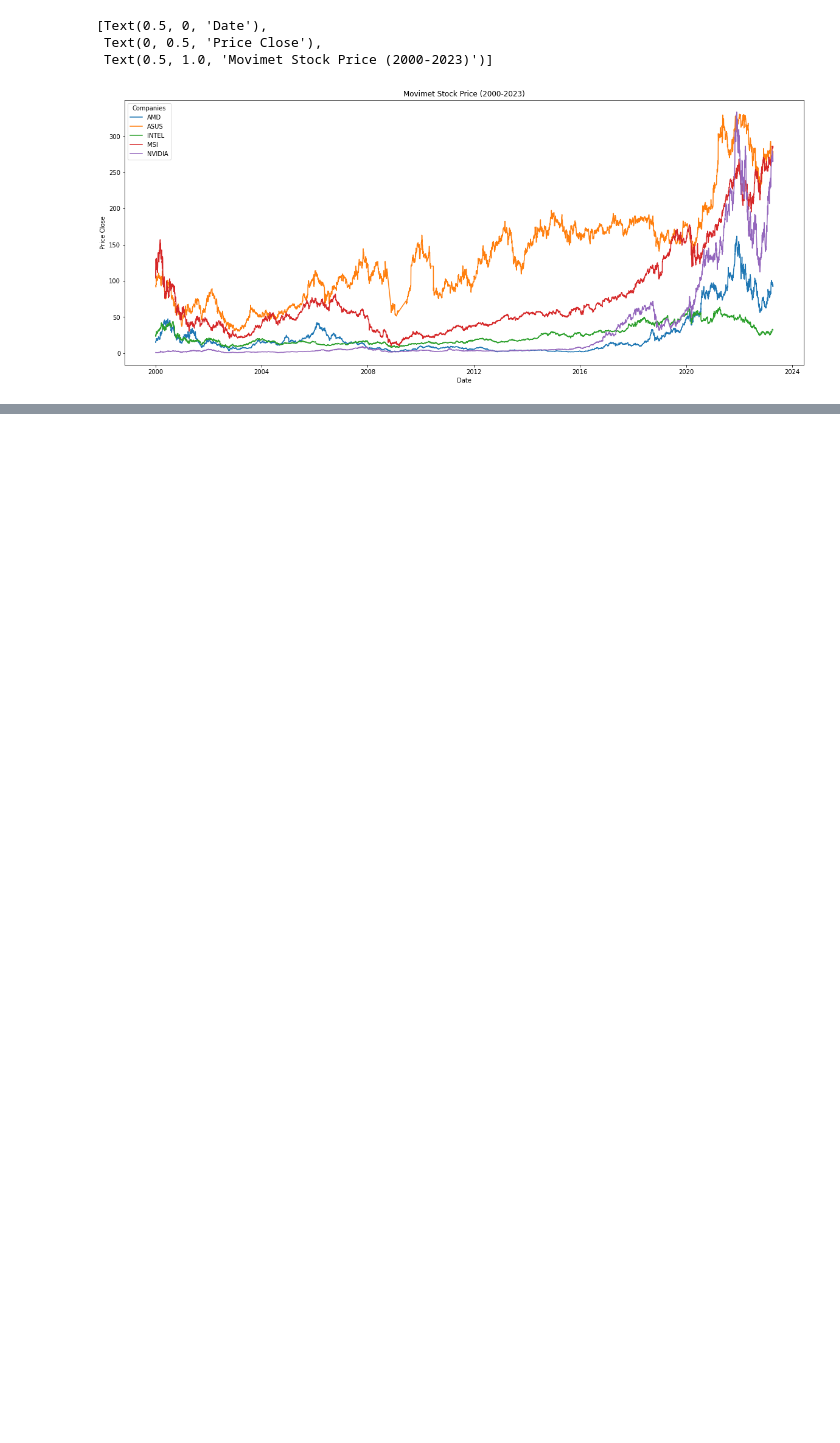
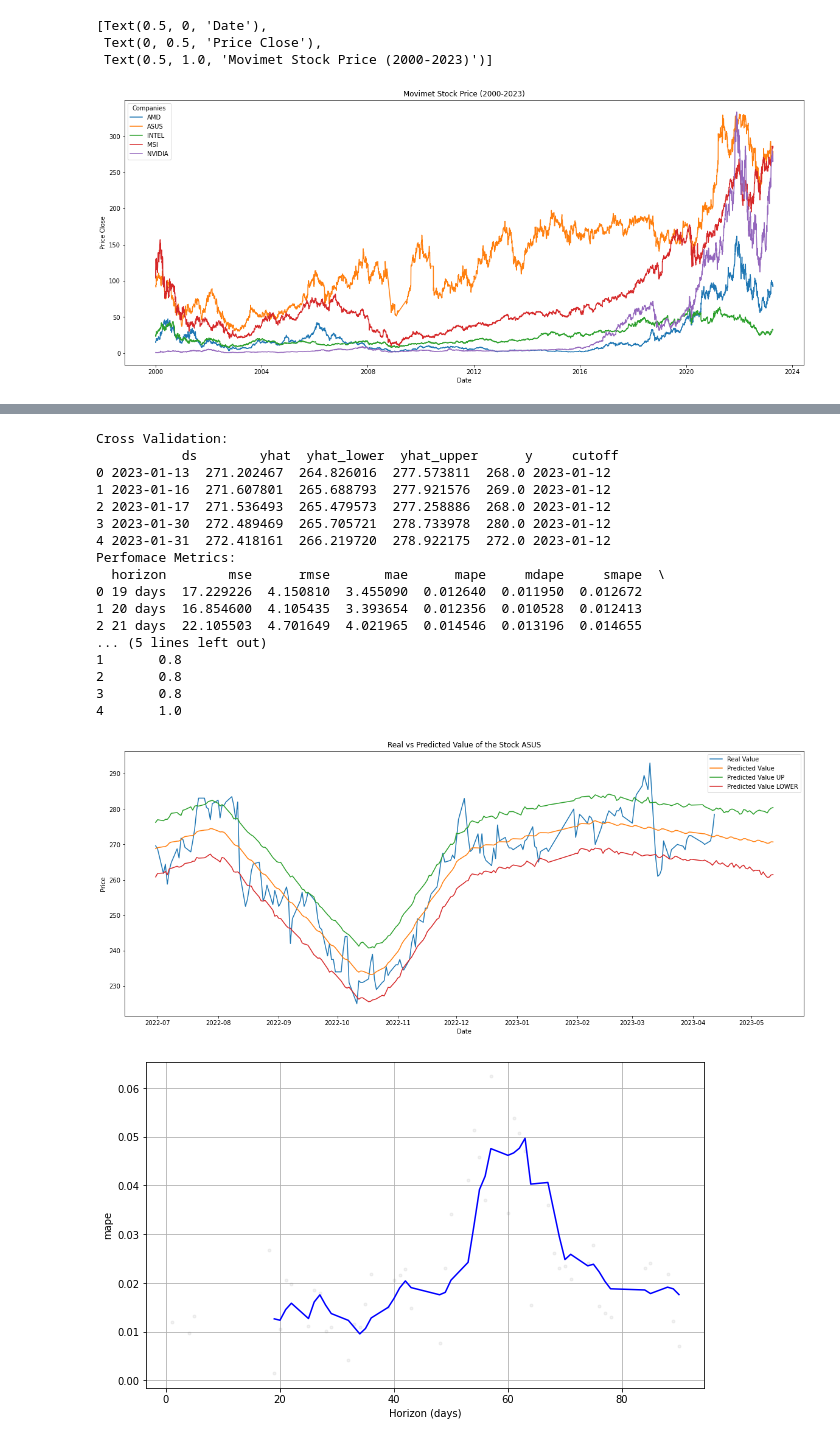
Before and after one commit to jeanmatheuss/GPU-stocks-price, a Jupyter notebook: gpu-prices.ipynb, the cells around one changed output, grey strips where cells are left out. Drawn from its saved outputs; the diff is of its cells as text; code cells hidden in the pictures; blank space fills up the shorter version.

```diff
--- a/gpu-prices.ipynb
+++ b/gpu-prices.ipynb
@@ -313,0 +413,3 @@ See the caveats in the documentation: https://pandas.pydata.org/pandas-docs/stab
+# %%
+prediction(data_asus, 30, 'ASUS')
+# %% [output]
@@ -313,0 +430,19 @@ See the caveats in the documentation: https://pandas.pydata.org/pandas-docs/stab
+Cross Validation:
+           ds        yhat  yhat_lower  yhat_upper      y     cutoff
+0 2023-01-13  271.202467  264.826016  277.573811  268.0 2023-01-12
+1 2023-01-16  271.607801  265.688793  277.921576  269.0 2023-01-12
+2 2023-01-17  271.536493  265.479573  277.258886  268.0 2023-01-12
+3 2023-01-30  272.489469  265.705721  278.733978  280.0 2023-01-12
+4 2023-01-31  272.418161  266.219720  278.922175  272.0 2023-01-12
+Perfomace Metrics:
+  horizon        mse      rmse       mae      mape     mdape     smape  \
+0 19 days  17.229226  4.150810  3.455090  0.012640  0.011950  0.012672
+1 20 days  16.854600  4.105435  3.393654  0.012356  0.010528  0.012413
+2 21 days  22.105503  4.701649  4.021965  0.014546  0.013196  0.014655
+... (5 lines left out)
+1       0.8
+2       0.8
+3       0.8
+4       1.0
+[figure, added]
+[figure, added]
```
Also changed, not shown: parts of 31 cells of this notebook.
